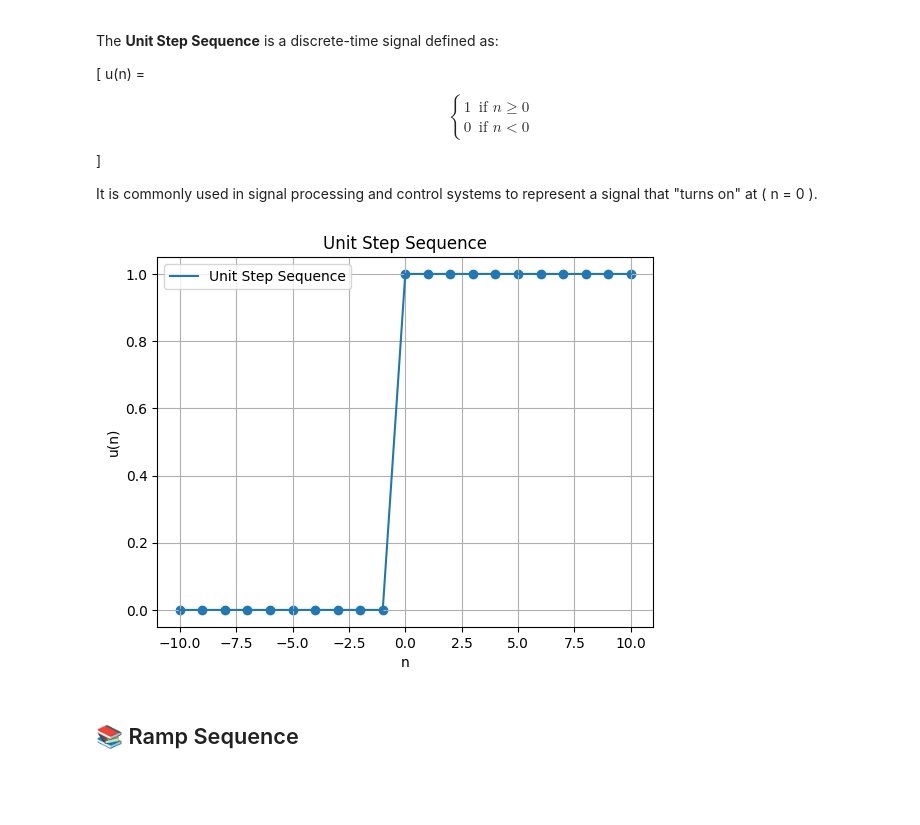
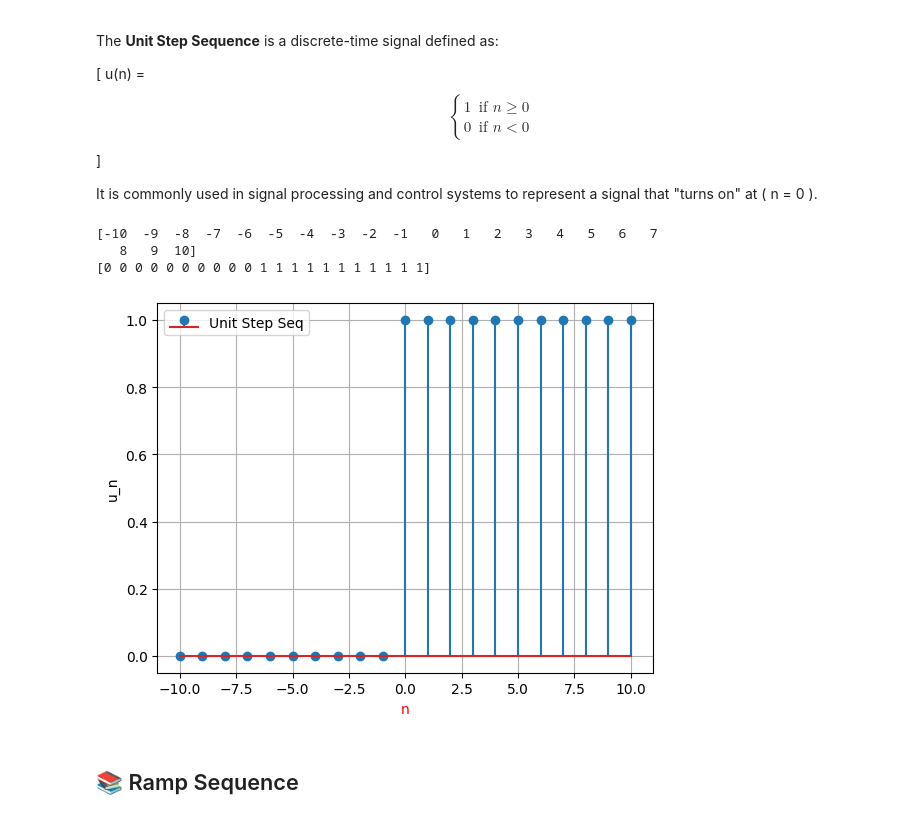
Before and after one commit to prodhan2/dsp1, a Jupyter notebook: 01_elementary_signals.ipynb, the cells around one changed output. Drawn from its saved outputs; the diff is of its cells as text; code cells hidden in the pictures; blank space fills up the shorter version.

```diff
--- a/01_elementary_signals.ipynb
+++ b/01_elementary_signals.ipynb
@@ -26,20 +26,24 @@ u(n) =
 It is commonly used in signal processing and control systems to represent a signal that "turns on" at \( n = 0 \).
 # %%
 # Generate Unit Step Sequence
-n = np.arange(-10, 11, 1)  # Range from -10 to 10 increment 0.5
+n = np.arange(-10, 11, 1)  # Range from -10 to 10 increment 1
 u_n = np.where(n >= 0, 1, 0)  # Unit step: 1 if n >= 0, else 0
+print(n)
+print(u_n)
 
-# Plot Unit Step Sequence
-plt.plot(n,u_n,label="Unit Step Sequence")
-plt.scatter(n,u_n)
-plt.title("Unit Step Sequence")
-plt.xlabel("n")
-plt.ylabel("u(n)")
-plt.legend(loc='best')
-plt.grid(True)
+#plt.plot(n,u_n)
+plt.stem(n,u_n,label="Unit Step Seq")
+plt.xlabel("n",color='red')
+plt.ylabel("u_n")
+plt.legend()
+plt.grid()
+
 plt.show()
 # %% [output]
+[-10  -9  -8  -7  -6  -5  -4  -3  -2  -1   0   1   2   3   4   5   6   7
+   8   9  10]
+[0 0 0 0 0 0 0 0 0 0 1 1 1 1 1 1 1 1 1 1 1]
-[figure, old version]
+[figure, new version]
 # %% [markdown]
 
 ## 📚 Ramp Sequence
```
Also changed, not shown: parts of 3 cells of this notebook, 2 other files.
